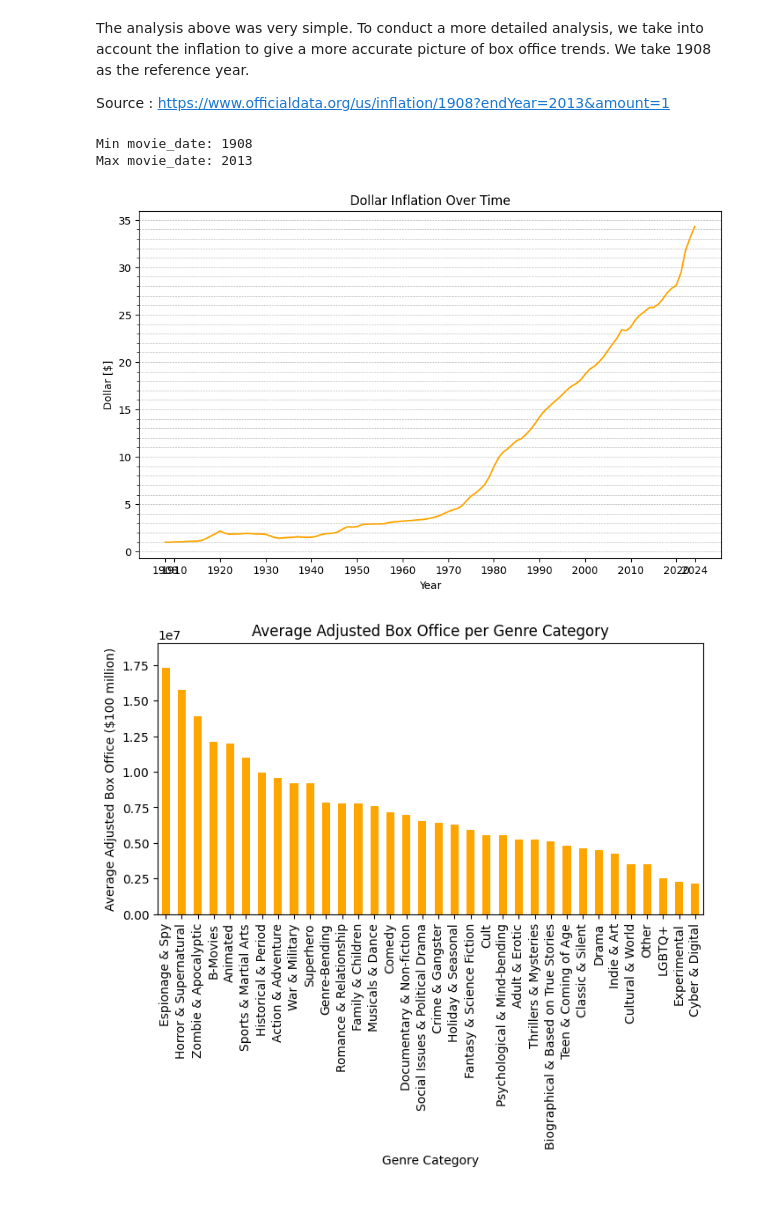
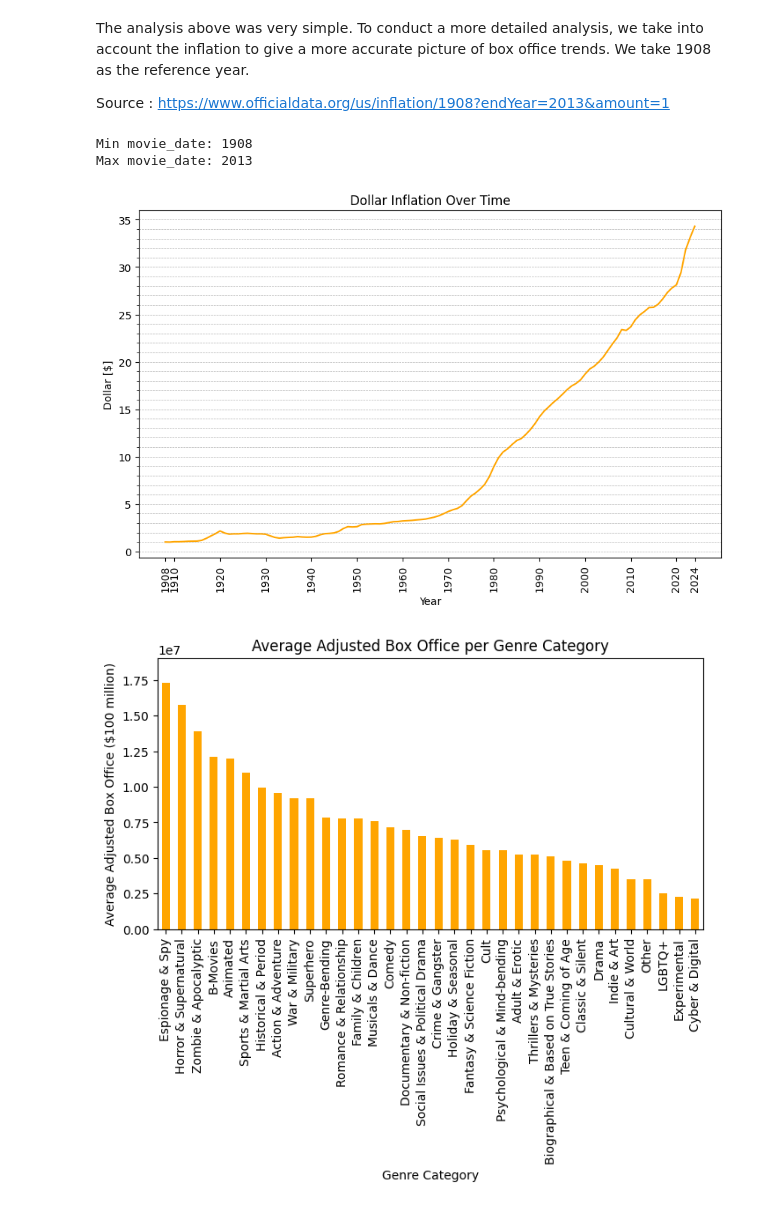
Before and after one commit to epfl-ada/ada-2024-project-padamalgame, a Jupyter notebook: results.ipynb, the cells around one changed output. Drawn from its saved outputs; the diff is of its cells as text; code cells hidden in the pictures.

Commit message:
change dollar inflation graph

```diff
--- a/results.ipynb
+++ b/results.ipynb
@@ -250,29 +250,29 @@ Source : https://www.officialdata.org/us/inflation/1908?endYear=2013&amount=1
 # %%
 from matplotlib.ticker import AutoMinorLocator
 
 min_date = adapted_movies['MovieYear'].min()
 max_date = adapted_movies['MovieYear'].max()
 
 print(f"Min movie_date: {min_date}")
 print(f"Max movie_date: {max_date}")
 
 # Load the dollar inflation data
 inflation_data = pd.read_csv('data/dollar_inflation.csv')
 
 # Plot the inflation data
 plt.figure(figsize=(10, 6))
 plt.plot(inflation_data['year'], inflation_data['inflation'], color='orange')
 plt.title('Dollar Inflation Over Time')
 plt.xlabel('Year')
 plt.ylabel('Dollar [$]')
 plt.grid(which='both', axis='y', linestyle='--', linewidth=0.5)
 plt.gca().yaxis.set_minor_locator(AutoMinorLocator())
-plt.xticks(list(range(1910, 2024, 10)) + [1908, 2024])  # Set x-ticks every 10 years, plus 1908 and 2024
+plt.xticks(list(range(1910, 2024, 10)) + [1908, 2024], rotation=90)  # Set x-ticks every 10 years, plus 1908 and 2024
 plt.show()
 # %% [output]
 Min movie_date: 1908
 Max movie_date: 2013
-[figure, old version]
+[figure, new version]
 # %%
 # Merge adapted_movies_genres_exploded with inflation_data on the column movie_date and year
 adapted_movies_genres_adjusted_inflation = pd.merge(adapted_movies_genres_exploded, inflation_data, left_on='MovieYear', right_on='year')
```
